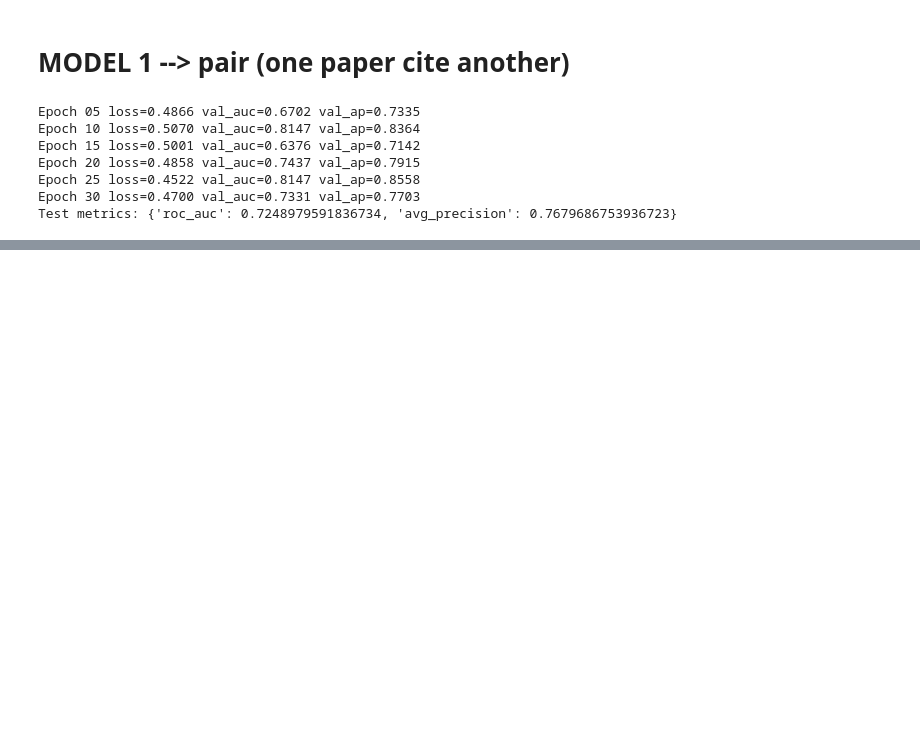
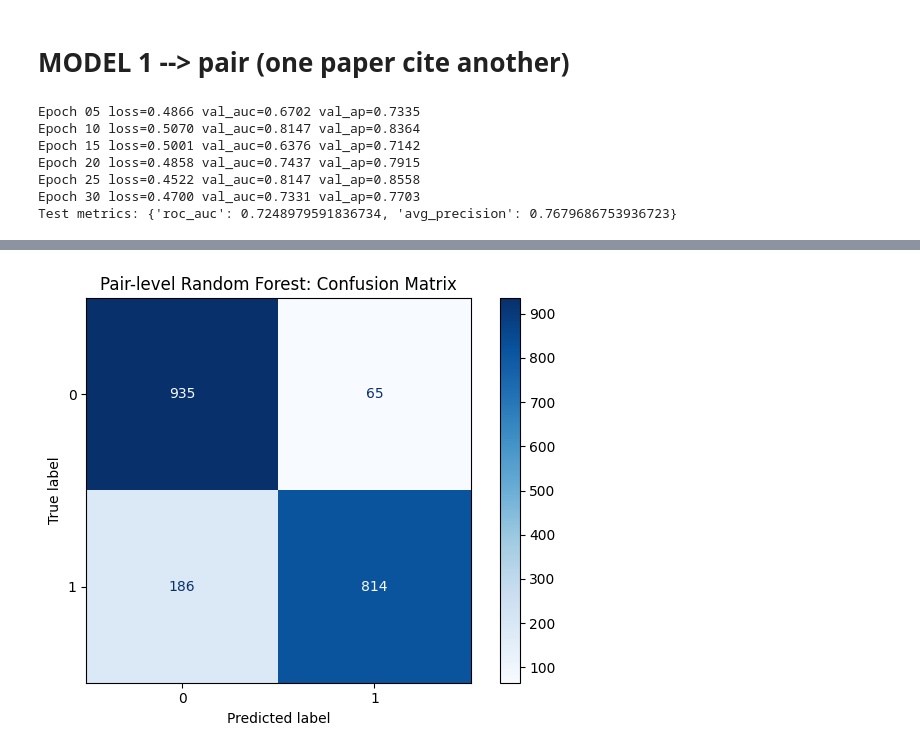
Before and after one commit to ManuCa93/data_project_3, a Jupyter notebook: notebook.ipynb, the cells around one changed output, grey strips where cells are left out. Saved outputs shown, nothing was run; the diff lists cells and outputs as text; code cells hidden in the pictures; blank space fills up the shorter version.

Commit message:
random forest model implementation

```diff
--- a/notebook.ipynb
+++ b/notebook.ipynb
@@ -1714,0 +2057,7 @@ Test metrics: {'roc_auc': 0.7248979591836734, 'avg_precision': 0.767968675393672
+# %%
+
+
+
+
+pair_feature_rows = [build_pair_features(row.src_id, row.dst_id, int(row.label)) for row in pair_df.itertuples(index=False)]
+pair_features_df = pd.DataFrame(pair_feature_rows)
@@ -1714,0 +2123,21 @@ Test metrics: {'roc_auc': 0.7248979591836734, 'avg_precision': 0.767968675393672
+# %%
+
+model = RandomForestClassifier(
+    n_estimators=300,
+    min_samples_leaf=2,
+    max_features="sqrt",
+    class_weight="balanced_subsample",
+    random_state=42,
+    n_jobs=-1,
+)
+model.fit(X_train, y_train)
+
+probs = model.predict_proba(X_test)[:, 1]
+preds = (probs >= 0.5).astype(int)
+
+print("\nEvaluation on held-out pairs")
+print(f"ROC-AUC:  {roc_auc_score(y_test, probs):.4f}")
+print(f"PR-AUC:   {average_precision_score(y_test, probs):.4f}")
+print(f"Brier:    {brier_score_loss(y_test, probs):.4f}")
+print("\nClassification report")
+print(classification_report(y_test, preds, digits=4))
@@ -1714,0 +2160,11 @@ Test metrics: {'roc_auc': 0.7248979591836734, 'avg_precision': 0.767968675393672
+# %%
+
+
+cm = confusion_matrix(y_test, preds)
+disp = ConfusionMatrixDisplay(confusion_matrix=cm)
+disp.plot(cmap="Blues")
+plt.title("Pair-level Random Forest: Confusion Matrix")
+plt.tight_layout()
+plt.show()
+# %% [output]
+[figure, added]
```
Also changed, not shown: parts of 27 cells of this notebook.
